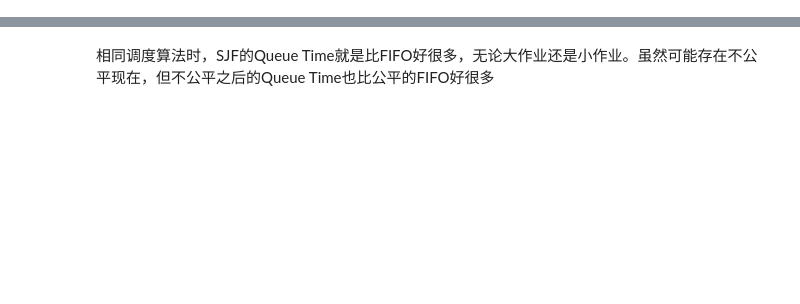
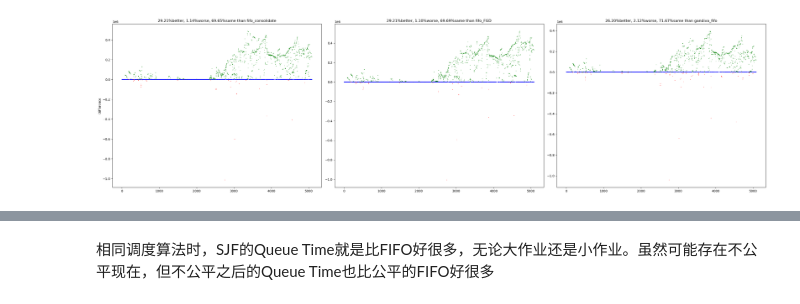
Before and after one commit to CUG-nhf/simulator, a Jupyter notebook: plot/Philly_plot.ipynb, the cells around one changed output, grey strips where cells are left out. Saved outputs shown, nothing was run; the diff lists cells and outputs as text; code cells hidden in the pictures; blank space fills up the shorter version.

```diff
--- a/plot/Philly_plot.ipynb
+++ b/plot/Philly_plot.ipynb
@@ -32,0 +9,48 @@ print(f"含有 'MIGRATE' 的行的数量: {migrate_count}")
+# %%
+# 画(baseline.queue - DefragS.queue)的散点图
+schedulers = ["defragS_dynamic","fifo_consolidate", "fifo_FGD", "gandiva_fifo"]
+log_dir = "/data/nihaifeng/log/test/Philly"
+final_df = pd.DataFrame()
+GPU_NUM = 8
+
+fig, axes = plt.subplots(1, 3, figsize=(30, 8))
+axes = axes.flatten()
+dynamic_df = pd.read_csv(log_dir+f'/Philly_{schedulers[0]}/all/{schedulers[0]}_all_log.csv')
+dynamic_df.set_index('jobname', inplace=True)
+if GPU_NUM > 0:
+	dynamic_df = dynamic_df[dynamic_df['gpu_num'] == GPU_NUM]
+
+for i in range(1, len(schedulers)):
+	ax = axes[i-1]
+	scheduler = schedulers[i]
+	df = pd.read_csv(log_dir+f'/Philly_{scheduler}/all/{scheduler}_all_log.csv')
+	df.set_index('jobname', inplace=True)
+	if GPU_NUM > 0:
+		df = df[df['gpu_num'] == GPU_NUM]
+
+	difference = (df['queue'] - dynamic_df['queue'])  # / df['duration']
+	colors = ['green' if diff > 0 else 'red' if diff < 0 else 'blue' for diff in difference]
+
+	ax.scatter(range(len(difference)), difference, marker='.', s=1, c=colors)
+	ax.set_title(f"{len([x for x in difference if x > 0])/len(df)*100:.2f}%better, {len([x for x in difference if x < 0])/len(df)*100:.2f}%worse, {len([x for x in difference if x == 0])/len(df)*100:.2f}%same than {scheduler}")
+	if i == 1:
+		ax.set_ylabel("Difference")
+
+	bad_jobs = difference[difference < 0].index
+	good_jobs = difference[difference > 0].index
+	bad_df = df.loc[bad_jobs]
+	good_df = df.loc[good_jobs]
+	tmp_df = pd.DataFrame(data={
+        f"{scheduler}_bad": bad_df['gpu_num'].value_counts(),
+        f"{scheduler}_good": good_df['gpu_num'].value_counts()
+    })
+	final_df = pd.concat([final_df, tmp_df], axis=1)
+
+plt.tight_layout()
+plt.show()
+
+final_df.replace(np.nan, 0, inplace=True)
+output_path = log_dir + "/gpu_num_analysis.csv"
+final_df.to_csv(output_path)
+# %% [output]
+[figure, added]
```
Also changed, not shown: parts of 9 cells of this notebook, 7 other files.
